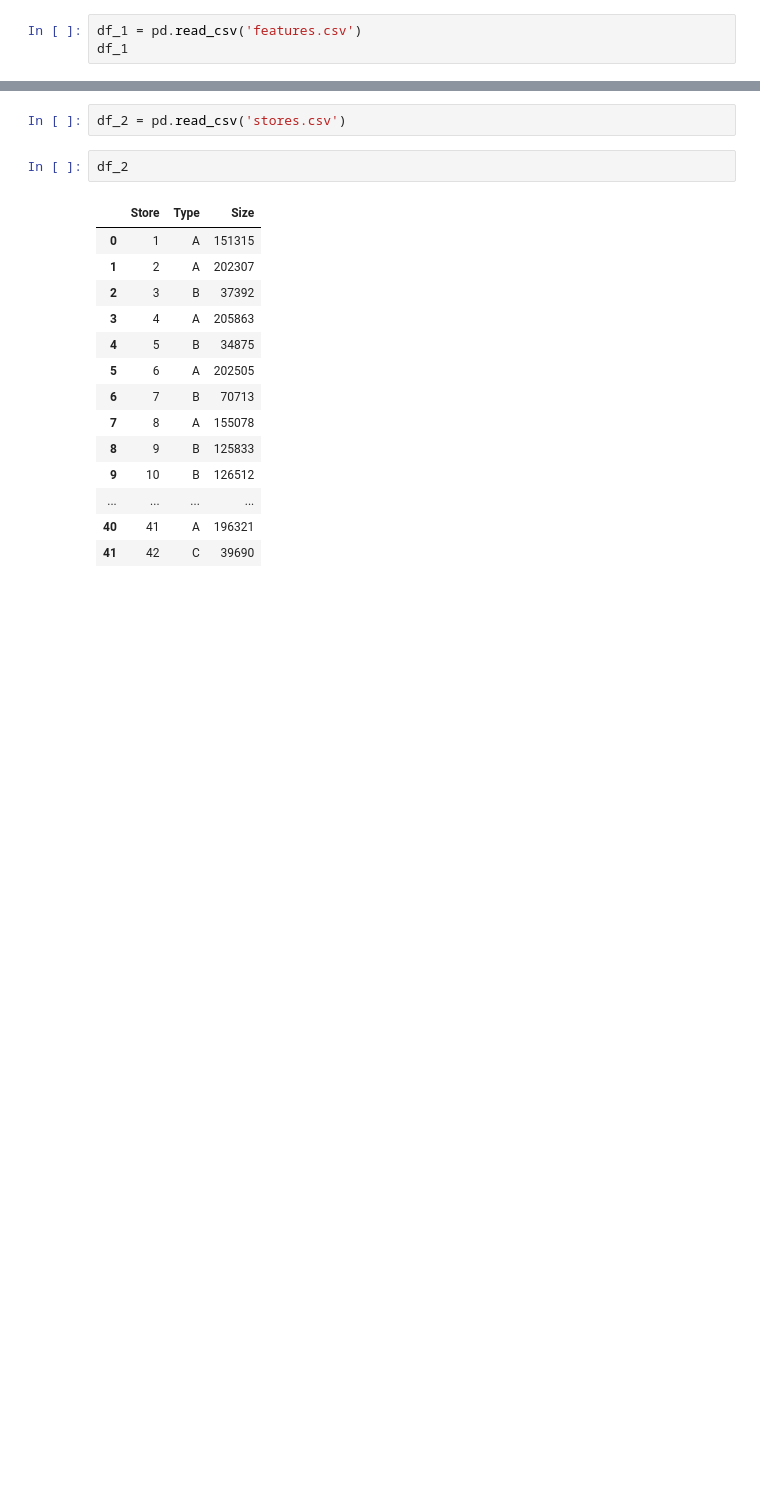
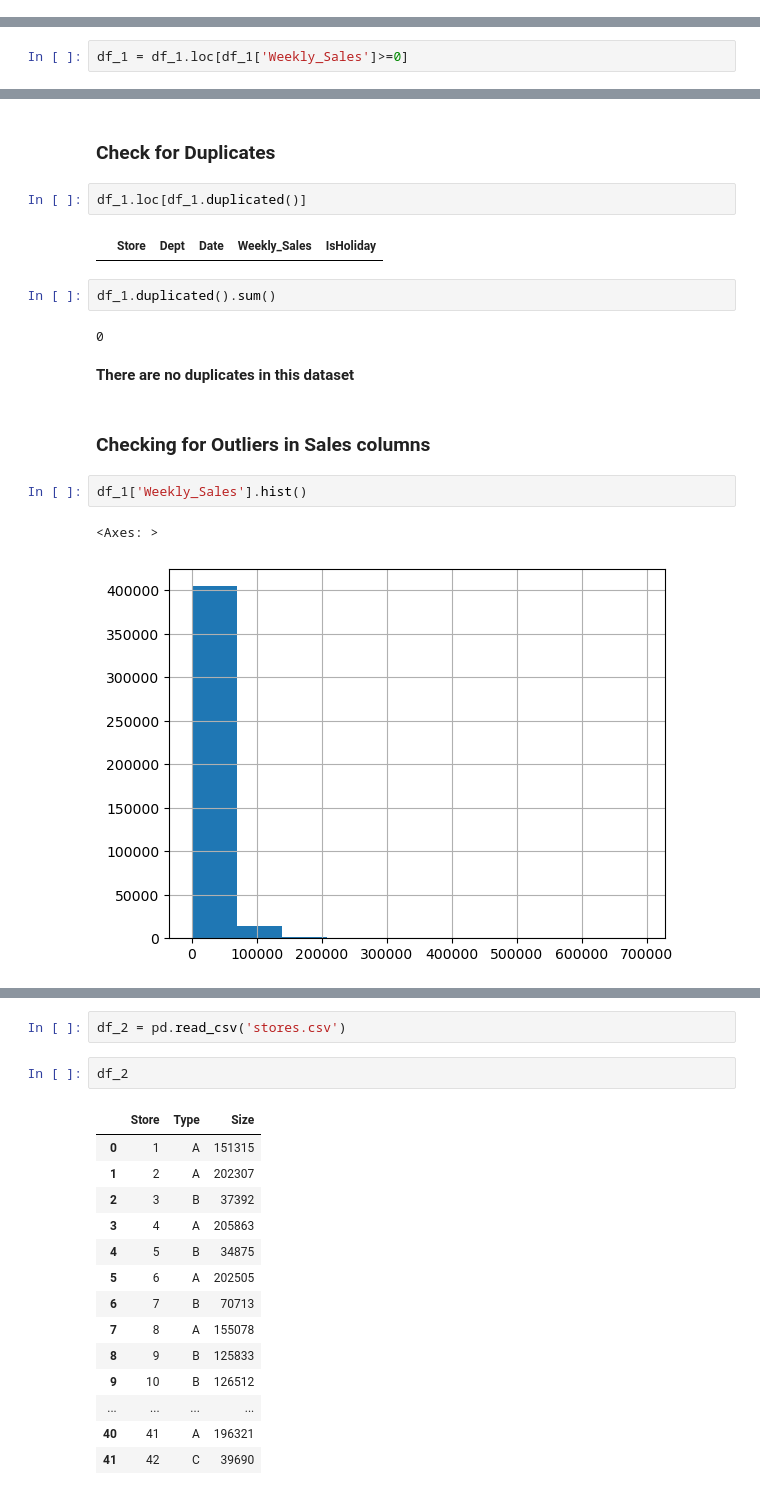
Before and after one commit to Jainam18/SQL_Project, a Jupyter notebook: Initial_Processing.ipynb, the cells around one changed output, grey strips where cells are left out. Saved outputs shown, nothing was run; the diff lists cells and outputs as text; blank space fills up the shorter version.

```diff
--- a/Initial_Processing.ipynb
+++ b/Initial_Processing.ipynb
@@ -101,3 +79,0 @@ Index(['id', 'item_id', 'dept_id', 'cat_id', 'store_id', 'state_id', 'd_1',
-# %%
-df_1 = pd.read_csv('features.csv')
-df_1
@@ -117,0 +100,2 @@ df_1
+# %%
+df_1 = df_1.loc[df_1['Weekly_Sales']>=0]
@@ -117,0 +106,19 @@ df_1
+# %% [markdown]
+### Check for Duplicates
+# %%
+df_1.loc[df_1.duplicated()]
+# %% [output]
+|  | Store | Dept | Date | Weekly_Sales | IsHoliday |
+# %%
+df_1.duplicated().sum()
+# %% [output]
+0
+# %% [markdown]
+**There are no duplicates in this dataset**
+# %% [markdown]
+### Checking for Outliers in Sales columns
+# %%
+df_1['Weekly_Sales'].hist()
+# %% [output]
+<Axes: >
+[figure, added]
```
Also changed, not shown: parts of 87 cells of this notebook, 6 other files.
